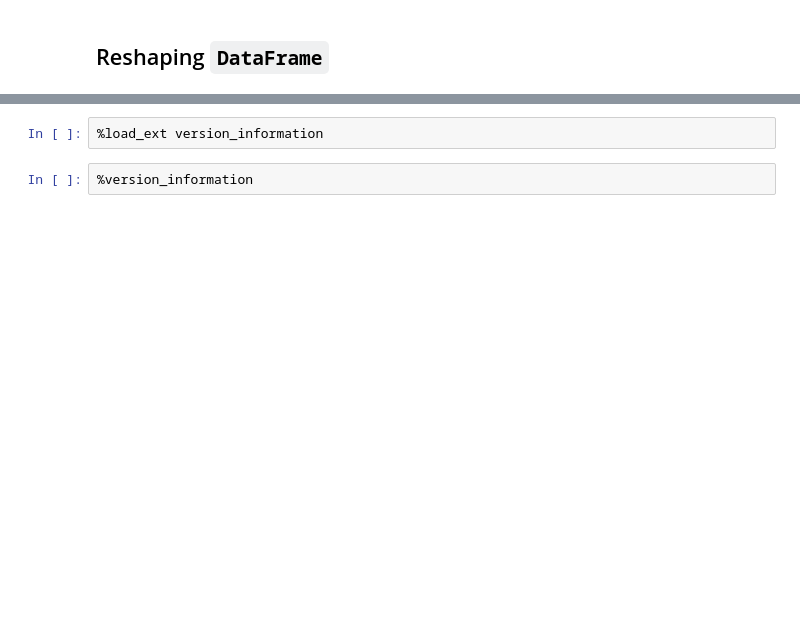
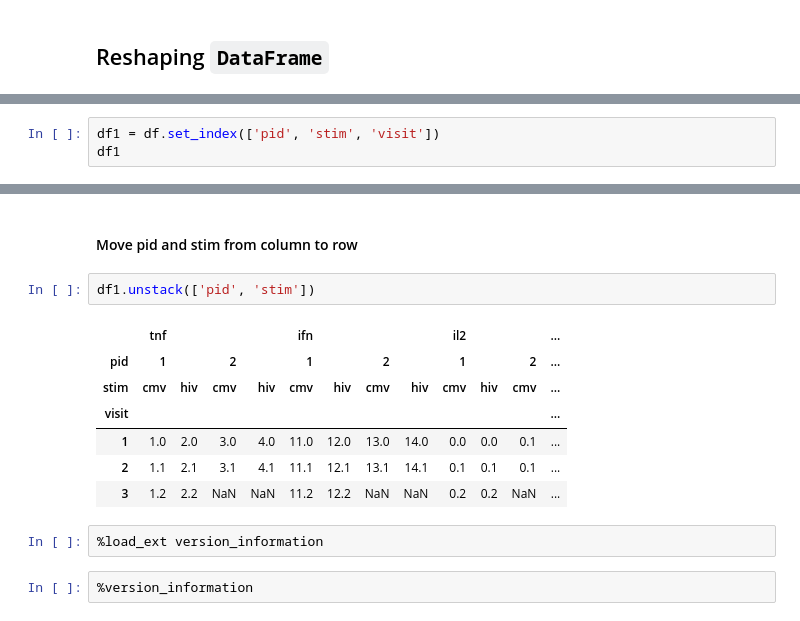
Before and after one commit to cliburn/cfar-data-workshop-2016, a Jupyter notebook: Introduction to Pandas.ipynb, the cells around one changed output, grey strips where cells are left out. Saved outputs shown, nothing was run; the diff lists cells and outputs as text; blank space fills up the shorter version.

```diff
--- a/Introduction to Pandas.ipynb
+++ b/Introduction to Pandas.ipynb
@@ -365,0 +592,3 @@ pd.merge(df1, df2, on = ['pid', 'stim'], how = 'outer', suffixes = ['_visit_1',
+# %%
+df1 = df.set_index(['pid', 'stim', 'visit'])
+df1
@@ -366,3 +717,15 @@ pd.merge(df1, df2, on = ['pid', 'stim'], how = 'outer', suffixes = ['_visit_1',
+# %% [markdown]
+#### Move pid and stim from column to row
+# %%
+df1.unstack(['pid', 'stim'])
+# %% [output]
+|  | tnf |  |  |  | ifn |  |  |  | il2 |  |  | ... |
+| pid | 1 |  | 2 |  | 1 |  | 2 |  | 1 |  | 2 | ... |
+| stim | cmv | hiv | cmv | hiv | cmv | hiv | cmv | hiv | cmv | hiv | cmv | ... |
+| visit |  |  |  |  |  |  |  |  |  |  |  | ... |
+| 1 | 1.0 | 2.0 | 3.0 | 4.0 | 11.0 | 12.0 | 13.0 | 14.0 | 0.0 | 0.0 | 0.1 | ... |
+| 2 | 1.1 | 2.1 | 3.1 | 4.1 | 11.1 | 12.1 | 13.1 | 14.1 | 0.1 | 0.1 | 0.1 | ... |
+| 3 | 1.2 | 2.2 | NaN | NaN | 11.2 | 12.2 | NaN | NaN | 0.2 | 0.2 | NaN | ... |
 # %%
 %load_ext version_information
 # %%
```
Also changed, not shown: parts of 62 cells of this notebook, 2 other files.
